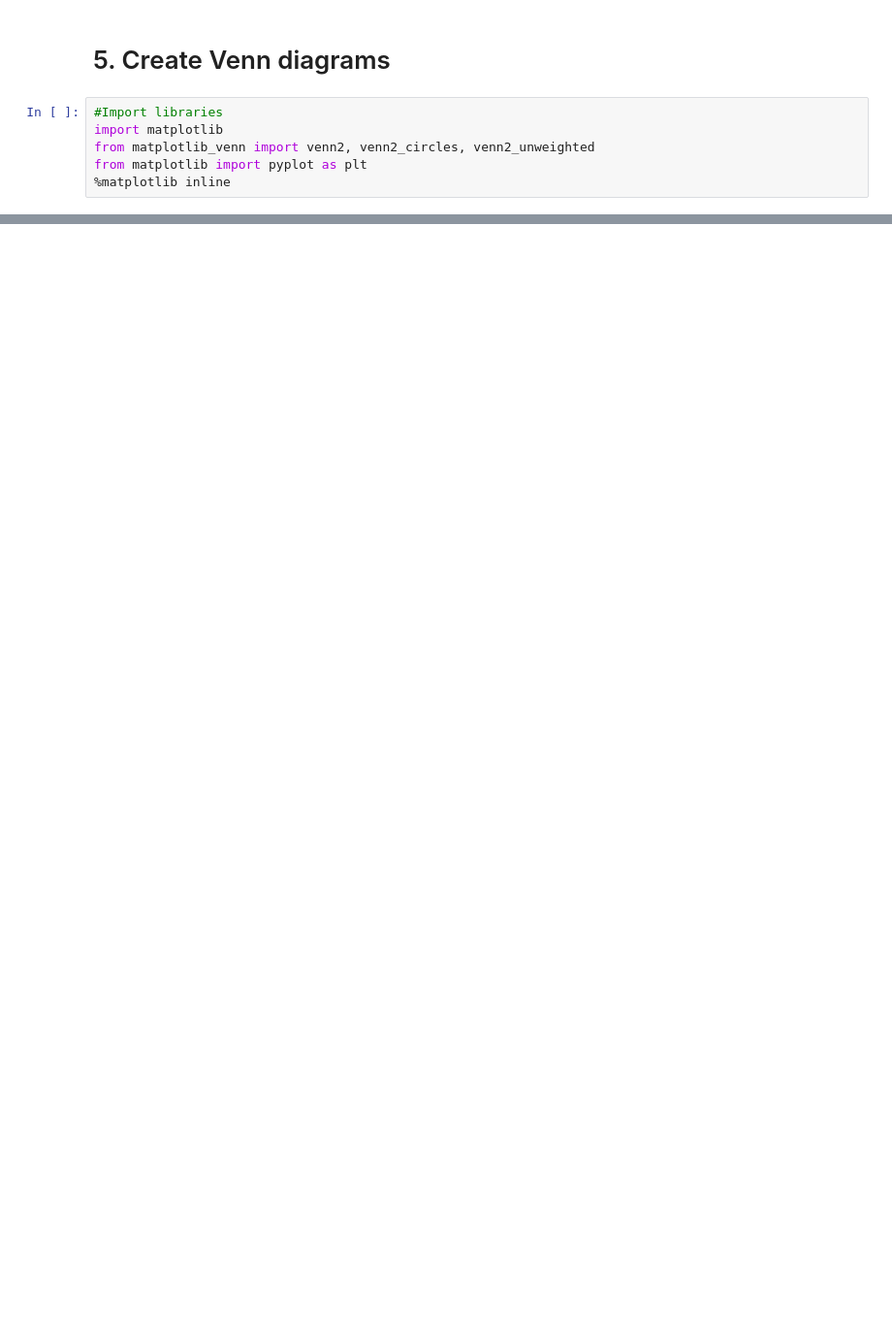
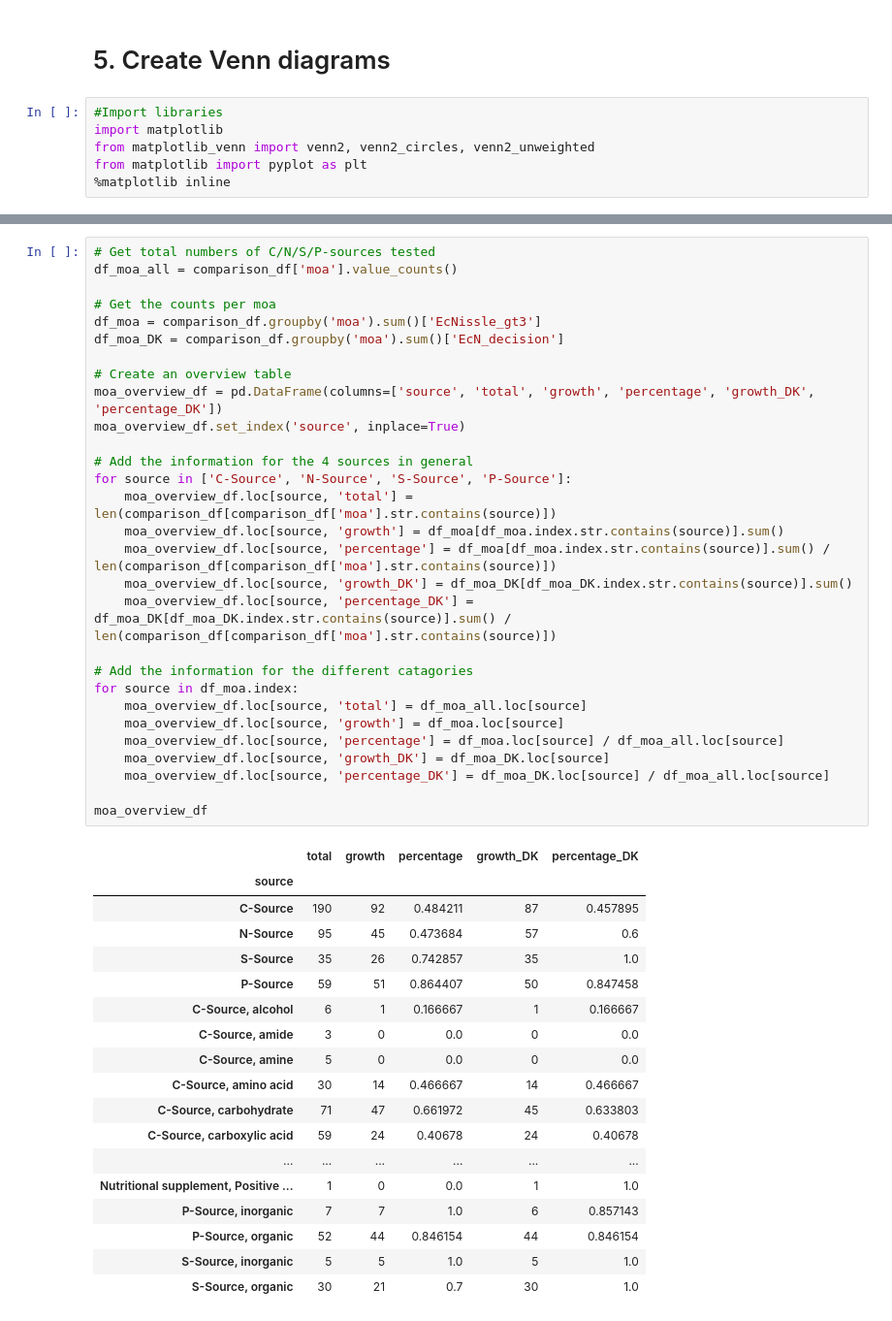
Before and after one commit to maxvthof/EcN_model, a Jupyter notebook: notebooks/5.1_Biolog.ipynb, the cells around one changed output, grey strips where cells are left out. Shown at 97% size. Saved outputs shown, nothing was run; the diff lists cells and outputs as text; blank space fills up the shorter version.

```diff
--- a/notebooks/5.1_Biolog.ipynb
+++ b/notebooks/5.1_Biolog.ipynb
@@ -746,0 +885,48 @@ plt.savefig('../figures/sulfur_venn.png')
+# %%
+# Get total numbers of C/N/S/P-sources tested
+df_moa_all = comparison_df['moa'].value_counts()
+
+# Get the counts per moa
+df_moa = comparison_df.groupby('moa').sum()['EcNissle_gt3']
+df_moa_DK = comparison_df.groupby('moa').sum()['EcN_decision']
+
+# Create an overview table
+moa_overview_df = pd.DataFrame(columns=['source', 'total', 'growth', 'percentage', 'growth_DK', 'percentage_DK'])
+moa_overview_df.set_index('source', inplace=True)
+
+# Add the information for the 4 sources in general
+for source in ['C-Source', 'N-Source', 'S-Source', 'P-Source']:
+    moa_overview_df.loc[source, 'total'] = len(comparison_df[comparison_df['moa'].str.contains(source)])
+    moa_overview_df.loc[source, 'growth'] = df_moa[df_moa.index.str.contains(source)].sum()
+    moa_overview_df.loc[source, 'percentage'] = df_moa[df_moa.index.str.contains(source)].sum() / len(comparison_df[comparison_df['moa'].str.contains(source)])
+    moa_overview_df.loc[source, 'growth_DK'] = df_moa_DK[df_moa_DK.index.str.contains(source)].sum()
+    moa_overview_df.loc[source, 'percentage_DK'] = df_moa_DK[df_moa_DK.index.str.contains(source)].sum() / len(comparison_df[comparison_df['moa'].str.contains(source)])
+
+# Add the information for the different catagories
+for source in df_moa.index:
+    moa_overview_df.loc[source, 'total'] = df_moa_all.loc[source]
+    moa_overview_df.loc[source, 'growth'] = df_moa.loc[source]
+    moa_overview_df.loc[source, 'percentage'] = df_moa.loc[source] / df_moa_all.loc[source]
+    moa_overview_df.loc[source, 'growth_DK'] = df_moa_DK.loc[source]
+    moa_overview_df.loc[source, 'percentage_DK'] = df_moa_DK.loc[source] / df_moa_all.loc[source]
+
+moa_overview_df
+# %% [output]
+|  | total | growth | percentage | growth_DK | percentage_DK |
+| source |  |  |  |  |  |
+| C-Source | 190 | 92 | 0.484211 | 87 | 0.457895 |
+| N-Source | 95 | 45 | 0.473684 | 57 | 0.6 |
+| S-Source | 35 | 26 | 0.742857 | 35 | 1.0 |
+| P-Source | 59 | 51 | 0.864407 | 50 | 0.847458 |
+| C-Source, alcohol | 6 | 1 | 0.166667 | 1 | 0.166667 |
+| C-Source, amide | 3 | 0 | 0.0 | 0 | 0.0 |
+| C-Source, amine | 5 | 0 | 0.0 | 0 | 0.0 |
+| C-Source, amino acid | 30 | 14 | 0.466667 | 14 | 0.466667 |
+| C-Source, carbohydrate | 71 | 47 | 0.661972 | 45 | 0.633803 |
+| C-Source, carboxylic acid | 59 | 24 | 0.40678 | 24 | 0.40678 |
+| ... | ... | ... | ... | ... | ... |
+| Nutritional supplement, Positive ... | 1 | 0 | 0.0 | 1 | 1.0 |
+| P-Source, inorganic | 7 | 7 | 1.0 | 6 | 0.857143 |
+| P-Source, organic | 52 | 44 | 0.846154 | 44 | 0.846154 |
+| S-Source, inorganic | 5 | 5 | 1.0 | 5 | 1.0 |
+| S-Source, organic | 30 | 21 | 0.7 | 30 | 1.0 |
```
Also changed, not shown: parts of 48 cells of this notebook, 55 other files.
